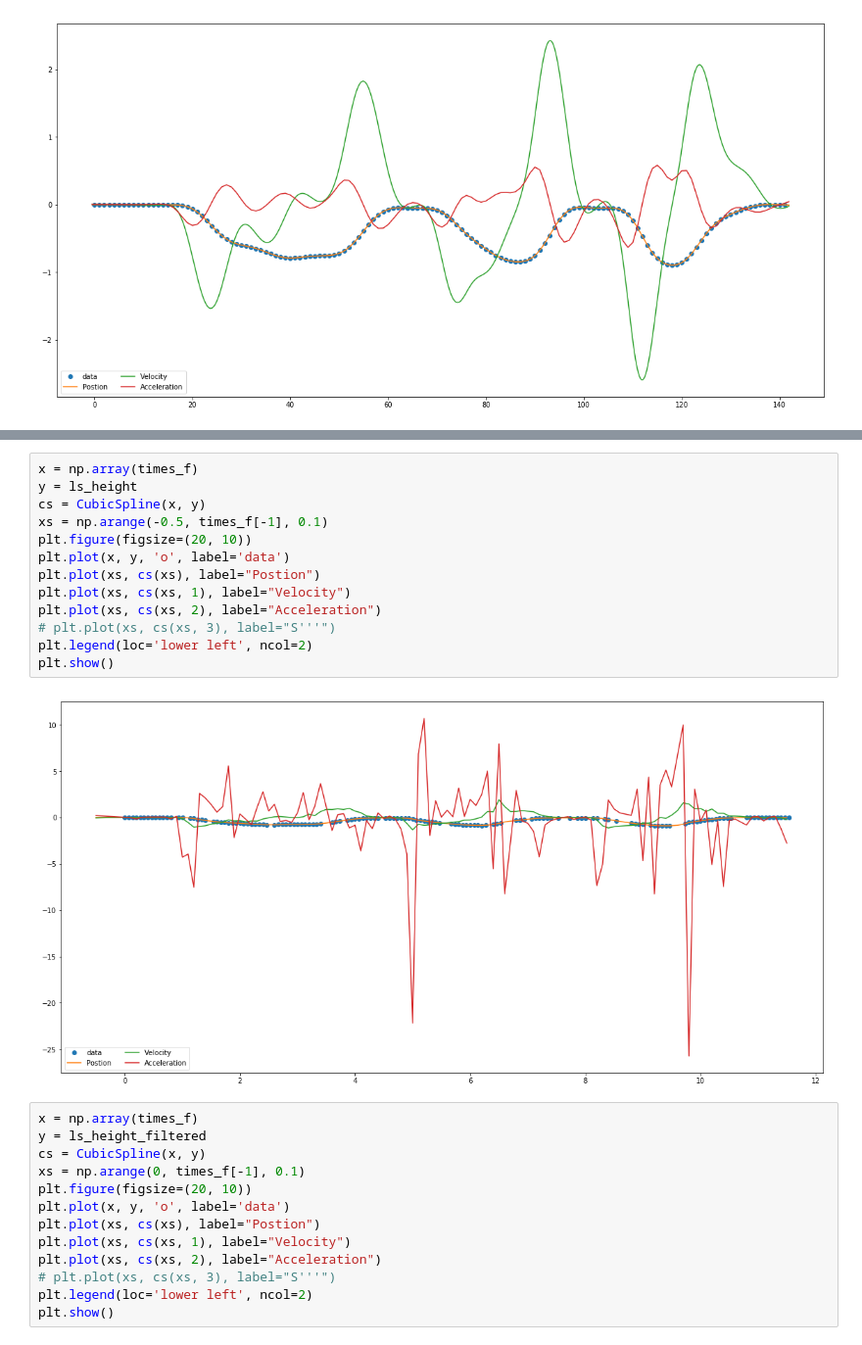
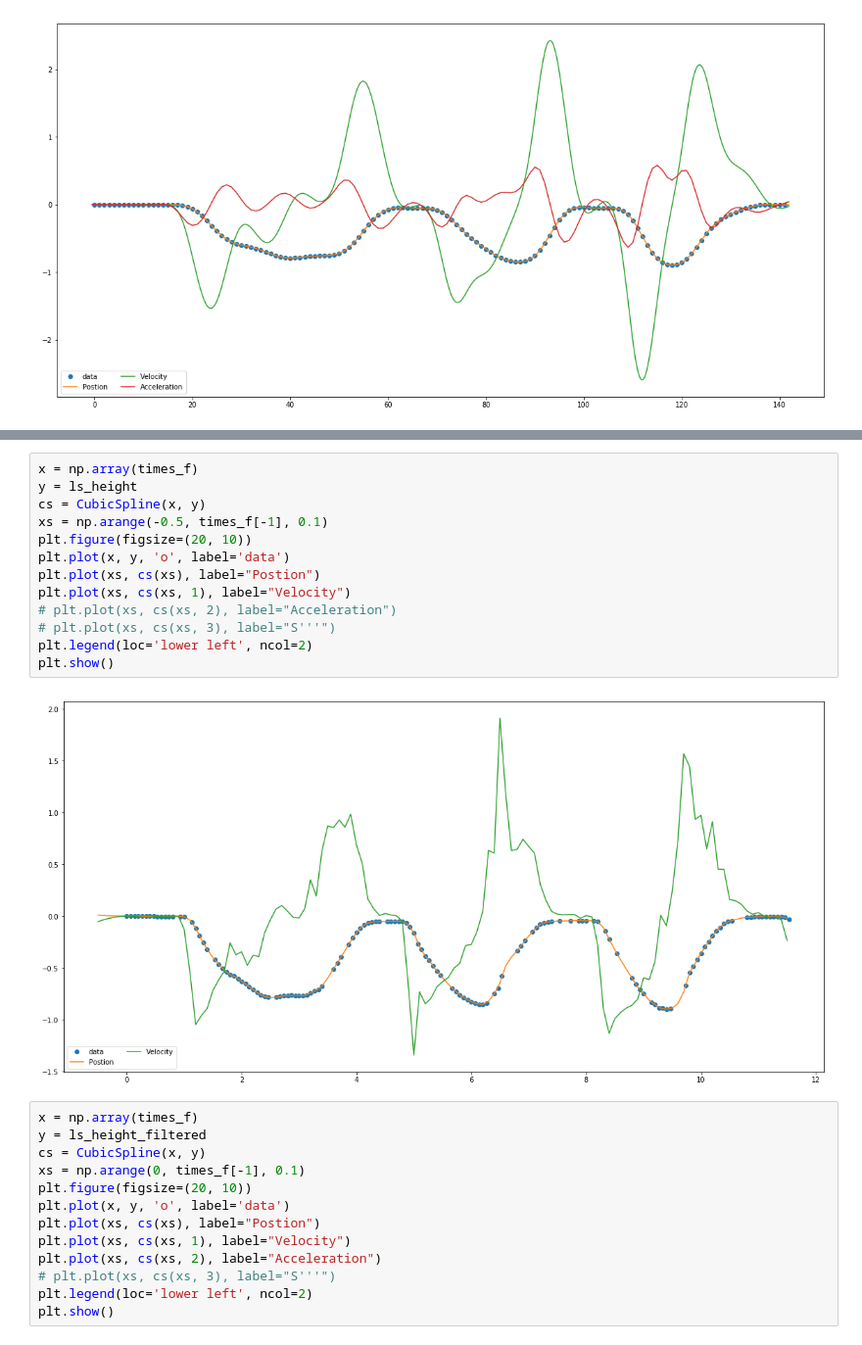
Before and after one commit to theCstokes/BarNone, a Jupyter notebook: analysis/Rough Analysis Work.ipynb, the cells around one changed output, grey strips where cells are left out. Shown at 98% size. Cells and saved outputs as stored; diff of their text form.

```diff
--- a/analysis/Rough Analysis Work.ipynb
+++ b/analysis/Rough Analysis Work.ipynb
@@ -311,18 +316,18 @@ times_f
 # %%
 x = np.array(times_f)
 y = ls_height
 cs = CubicSpline(x, y)
 xs = np.arange(-0.5, times_f[-1], 0.1)
 plt.figure(figsize=(20, 10))
 plt.plot(x, y, 'o', label='data')
 plt.plot(xs, cs(xs), label="Postion")
 plt.plot(xs, cs(xs, 1), label="Velocity")
-plt.plot(xs, cs(xs, 2), label="Acceleration")
+# plt.plot(xs, cs(xs, 2), label="Acceleration")
 # plt.plot(xs, cs(xs, 3), label="S'''")
 plt.legend(loc='lower left', ncol=2)
 plt.show()
 # %% [output]
-[figure, old version]
+[figure, new version]
 # %%
 x = np.array(times_f)
 y = ls_height_filtered
```
Also changed, not shown: parts of 7 cells of this notebook, 10 other files.
